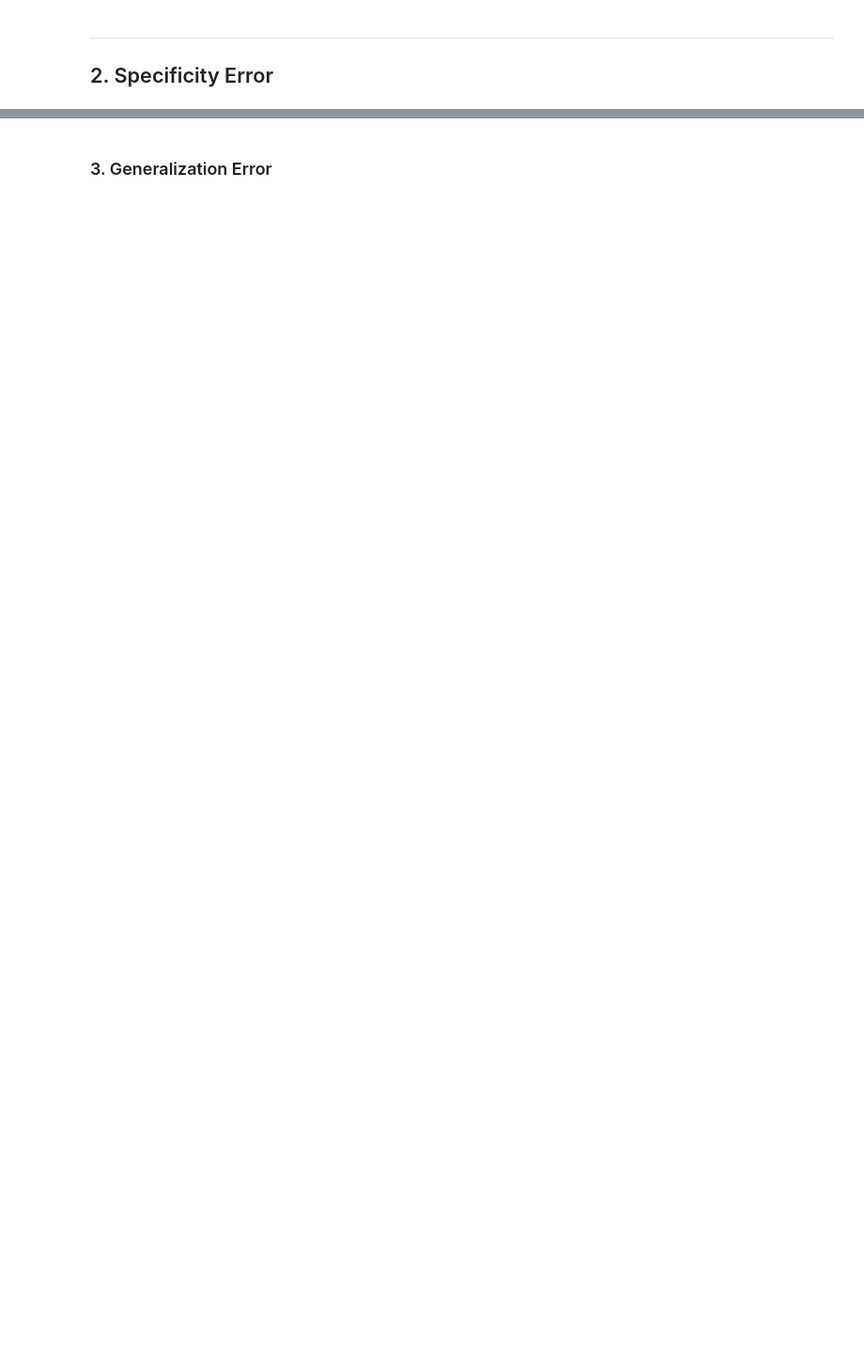
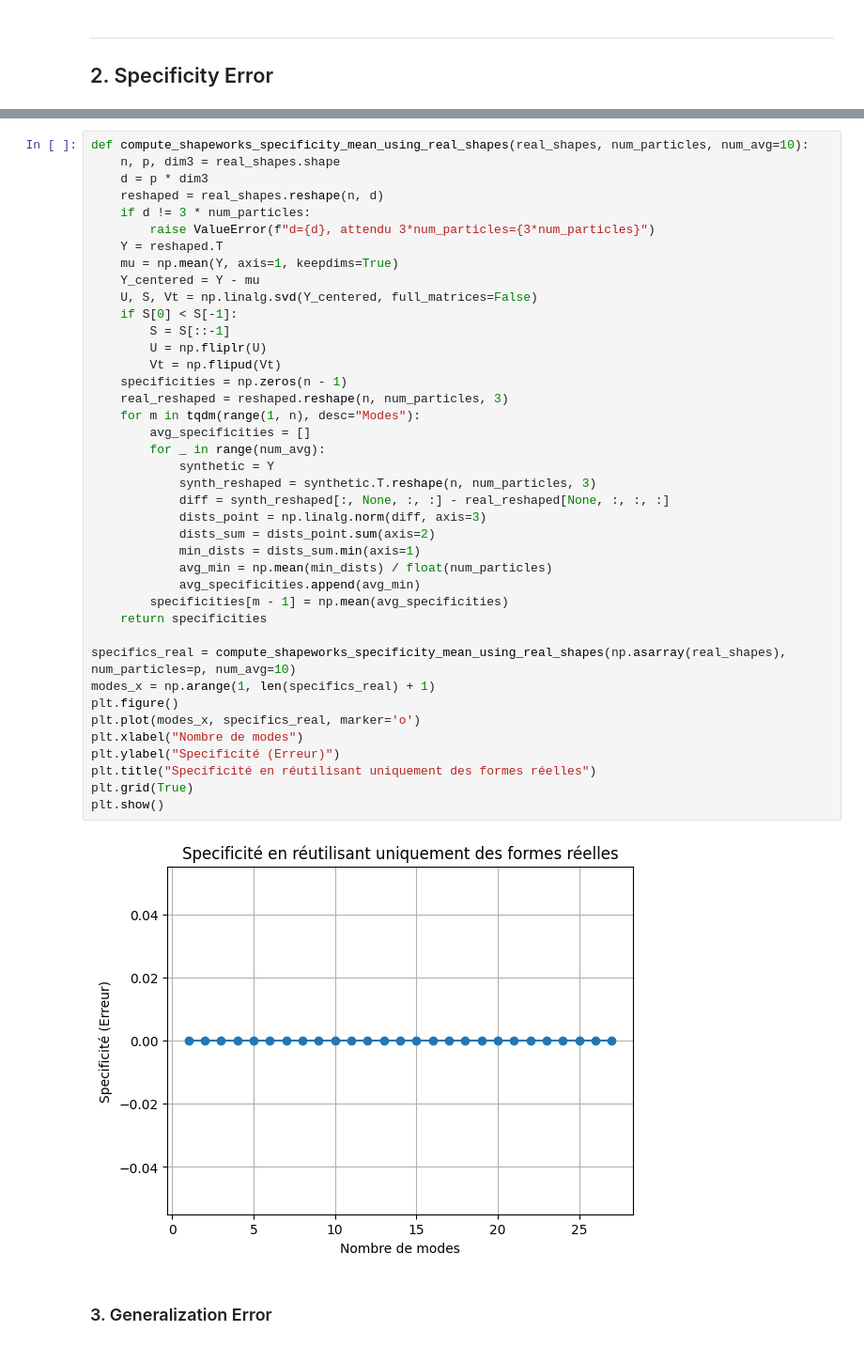
Before and after one commit to 54CHA-PJ/ECN-Statistical-Muscle-Shape-Modeling, a Jupyter notebook: CODE/pca_metrics.ipynb, the cells around one changed output, grey strips where cells are left out. Shown: that part at 94% size. Saved outputs shown, nothing was run; the diff lists cells and outputs as text; blank space fills up the shorter version.

```diff
--- a/CODE/pca_metrics.ipynb
+++ b/CODE/pca_metrics.ipynb
@@ -350,2 +232,44 @@ plt.show()
+# %%
+def compute_shapeworks_specificity_mean_using_real_shapes(real_shapes, num_particles, num_avg=10):
+    n, p, dim3 = real_shapes.shape
+    d = p * dim3
+    reshaped = real_shapes.reshape(n, d)
+    if d != 3 * num_particles:
+        raise ValueError(f"d={d}, attendu 3*num_particles={3*num_particles}")
+    Y = reshaped.T
+    mu = np.mean(Y, axis=1, keepdims=True)
+    Y_centered = Y - mu
+    U, S, Vt = np.linalg.svd(Y_centered, full_matrices=False)
+    if S[0] < S[-1]:
+        S = S[::-1]
+        U = np.fliplr(U)
+        Vt = np.flipud(Vt)
+    specificities = np.zeros(n - 1)
+    real_reshaped = reshaped.reshape(n, num_particles, 3)
+    for m in tqdm(range(1, n), desc="Modes"):
+        avg_specificities = []
+        for _ in range(num_avg):
+            synthetic = Y
+            synth_reshaped = synthetic.T.reshape(n, num_particles, 3)
+            diff = synth_reshaped[:, None, :, :] - real_reshaped[None, :, :, :]
+            dists_point = np.linalg.norm(diff, axis=3)
+            dists_sum = dists_point.sum(axis=2)
+            min_dists = dists_sum.min(axis=1)
+            avg_min = np.mean(min_dists) / float(num_particles)
+            avg_specificities.append(avg_min)
+        specificities[m - 1] = np.mean(avg_specificities)
+    return specificities
+
+specifics_real = compute_shapeworks_specificity_mean_using_real_shapes(np.asarray(real_shapes), num_particles=p, num_avg=10)
+modes_x = np.arange(1, len(specifics_real) + 1)
+plt.figure()
+plt.plot(modes_x, specifics_real, marker='o')
+plt.xlabel("Nombre de modes")
+plt.ylabel("Specificité (Erreur)")
+plt.title("Specificité en réutilisant uniquement des formes réelles")
+plt.grid(True)
+plt.show()
+# %% [output]
+[figure, added]
 # %% [markdown]
 ### 3. Generalization Error
```
Also changed, not shown: parts of 21 cells of this notebook, 1 other file.
